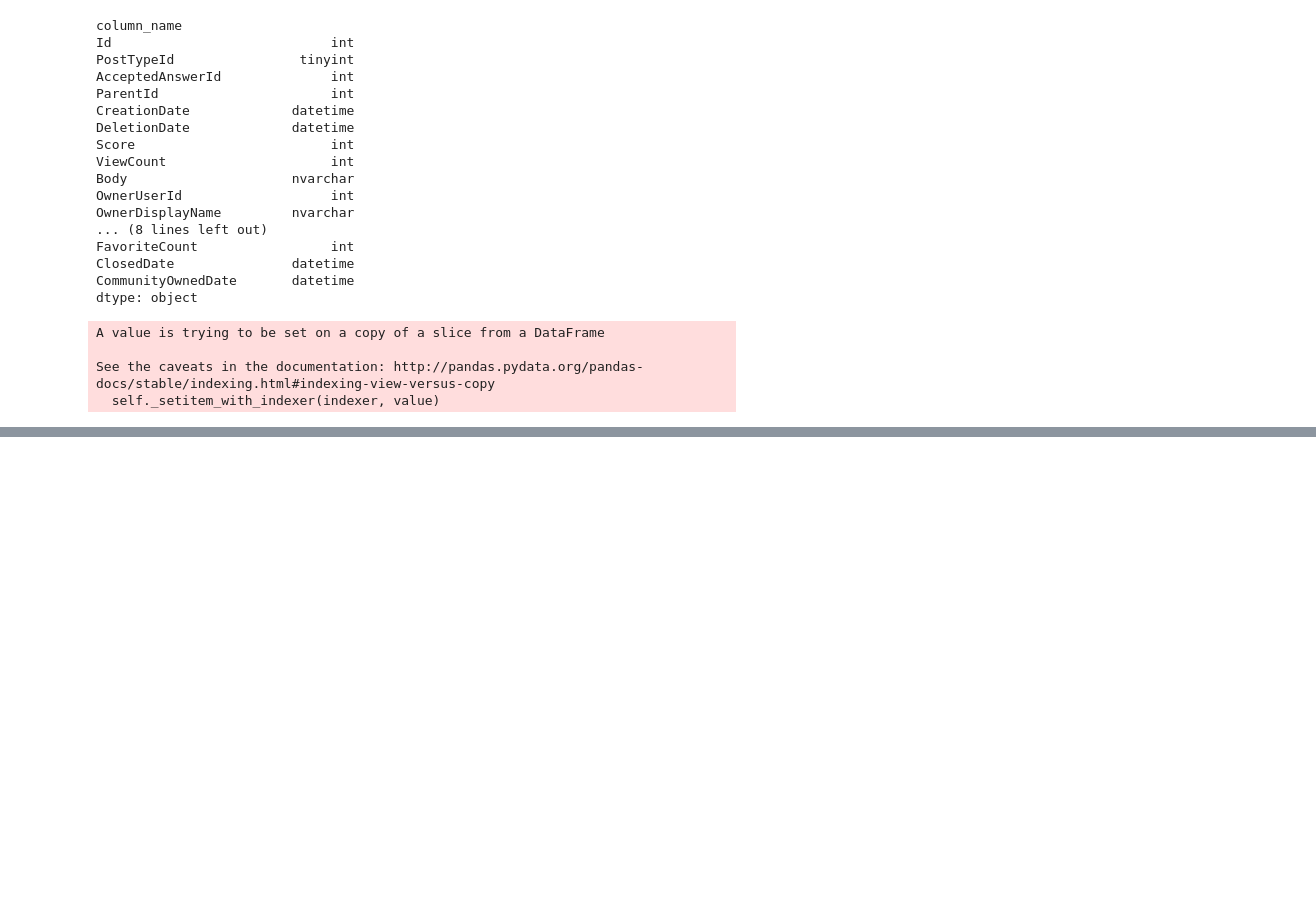
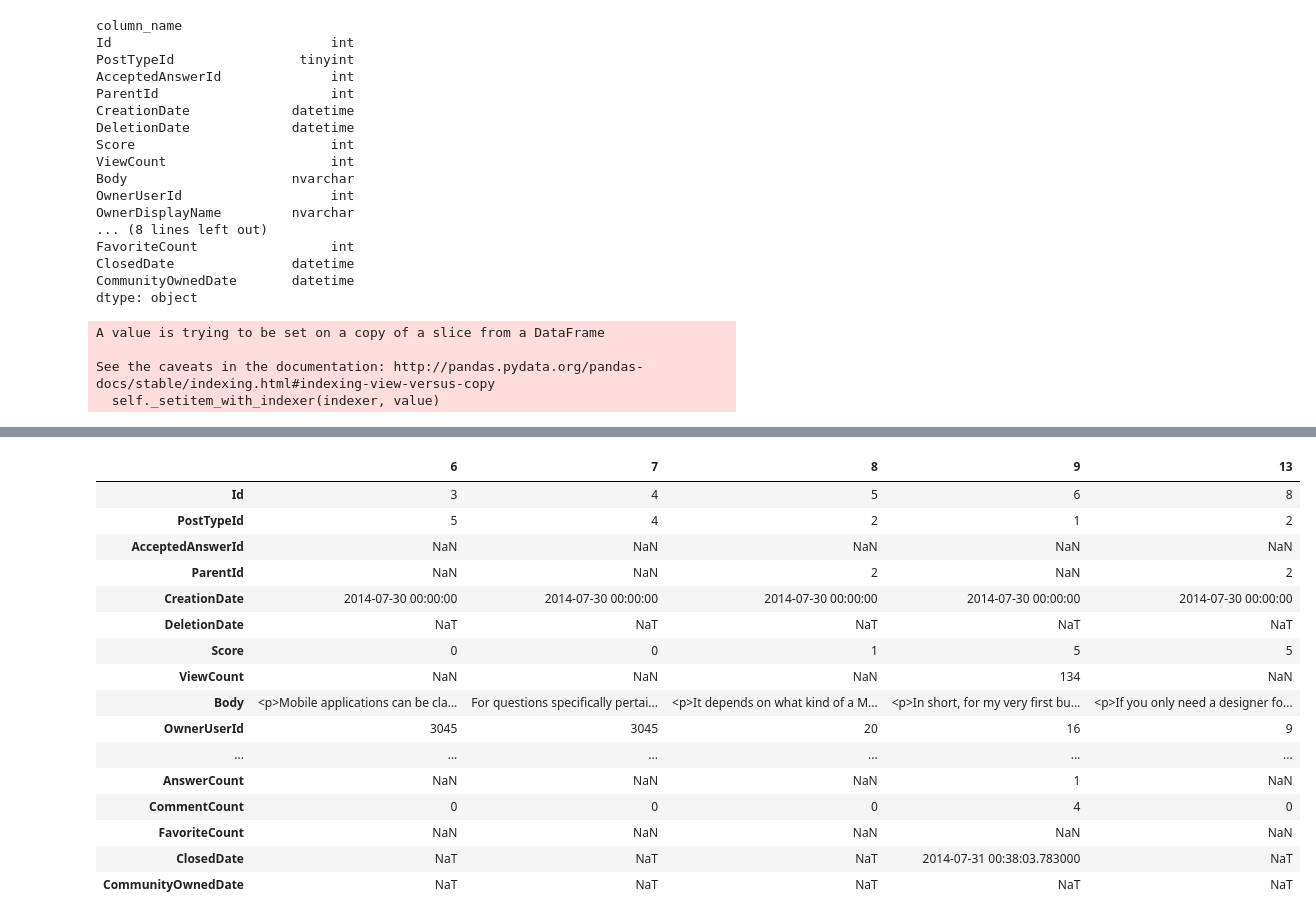
Before and after one commit to Denton044/StackExchange-Analysis, a Jupyter notebook: EDA.ipynb, the cells around one changed output, grey strips where cells are left out. Drawn from its saved outputs; the diff is of its cells as text; code cells hidden in the pictures; blank space fills up the shorter version.

```diff
--- a/EDA.ipynb
+++ b/EDA.ipynb
@@ -164,8 +44,0 @@ Name: Count, dtype: float64
-# %%
-schema = pd.read_csv("QueryResults.csv")
-schema['column_name'][0] = 'Id'
-schema[['column_name', 'data_type']]
-schema = pd.Series(data = schema['data_type'].values, index=schema['column_name'])
-b = schema.index
-a = schema.index.drop('Tags')
-b
@@ -318,0 +192,20 @@ EDA_tagged.head()
+# %%
+df[df['AcceptedAnswerId'].isnull()].head().T
+# %% [output]
+|  | 6 | 7 | 8 | 9 | 13 |
+| Id | 3 | 4 | 5 | 6 | 8 |
+| PostTypeId | 5 | 4 | 2 | 1 | 2 |
+| AcceptedAnswerId | NaN | NaN | NaN | NaN | NaN |
+| ParentId | NaN | NaN | 2 | NaN | 2 |
+| CreationDate | 2014-07-30 00:00:00 | 2014-07-30 00:00:00 | 2014-07-30 00:00:00 | 2014-07-30 00:00:00 | 2014-07-30 00:00:00 |
+| DeletionDate | NaT | NaT | NaT | NaT | NaT |
+| Score | 0 | 0 | 1 | 5 | 5 |
+| ViewCount | NaN | NaN | NaN | 134 | NaN |
+| Body | <p>Mobile applications can be cla... | For questions specifically pertai... | <p>It depends on what kind of a M... | <p>In short, for my very first bu... | <p>If you only need a designer fo... |
+| OwnerUserId | 3045 | 3045 | 20 | 16 | 9 |
+| ... | ... | ... | ... | ... | ... |
+| AnswerCount | NaN | NaN | NaN | 1 | NaN |
+| CommentCount | 0 | 0 | 0 | 4 | 0 |
+| FavoriteCount | NaN | NaN | NaN | NaN | NaN |
+| ClosedDate | NaT | NaT | NaT | 2014-07-31 00:38:03.783000 | NaT |
+| CommunityOwnedDate | NaT | NaT | NaT | NaT | NaT |
```
Also changed, not shown: parts of 59 cells of this notebook.
